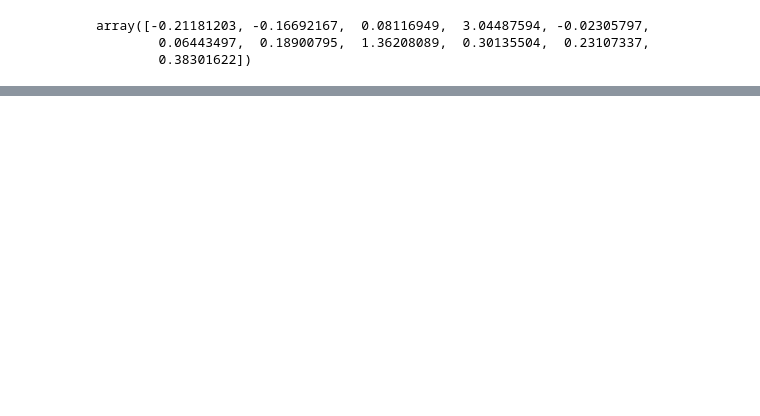
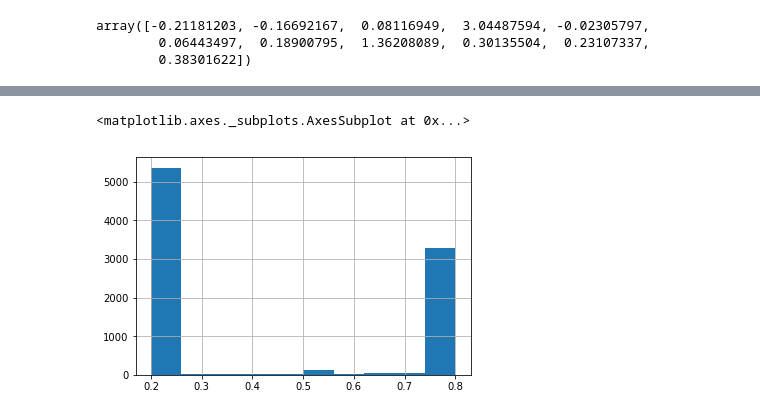
Before and after one commit to isaacxia10/heartsteps, a Jupyter notebook: BanditAlg/banditThompsonCent.ipynb, the cells around one changed output, grey strips where cells are left out. Drawn from its saved outputs; the diff is of its cells as text; code cells hidden in the pictures; blank space fills up the shorter version.

```diff
--- a/BanditAlg/banditThompsonCent.ipynb
+++ b/BanditAlg/banditThompsonCent.ipynb
@@ -452,0 +459,6 @@ plt.plot(probs) #probabilities of taking action 1
+# %%
+# Hist of probabilities
+pd.Series(probs.flatten()).hist()
+# %% [output]
+<matplotlib.axes._subplots.AxesSubplot at 0x...>
+[figure, added]
```
Also changed, not shown: parts of 17 cells of this notebook.
